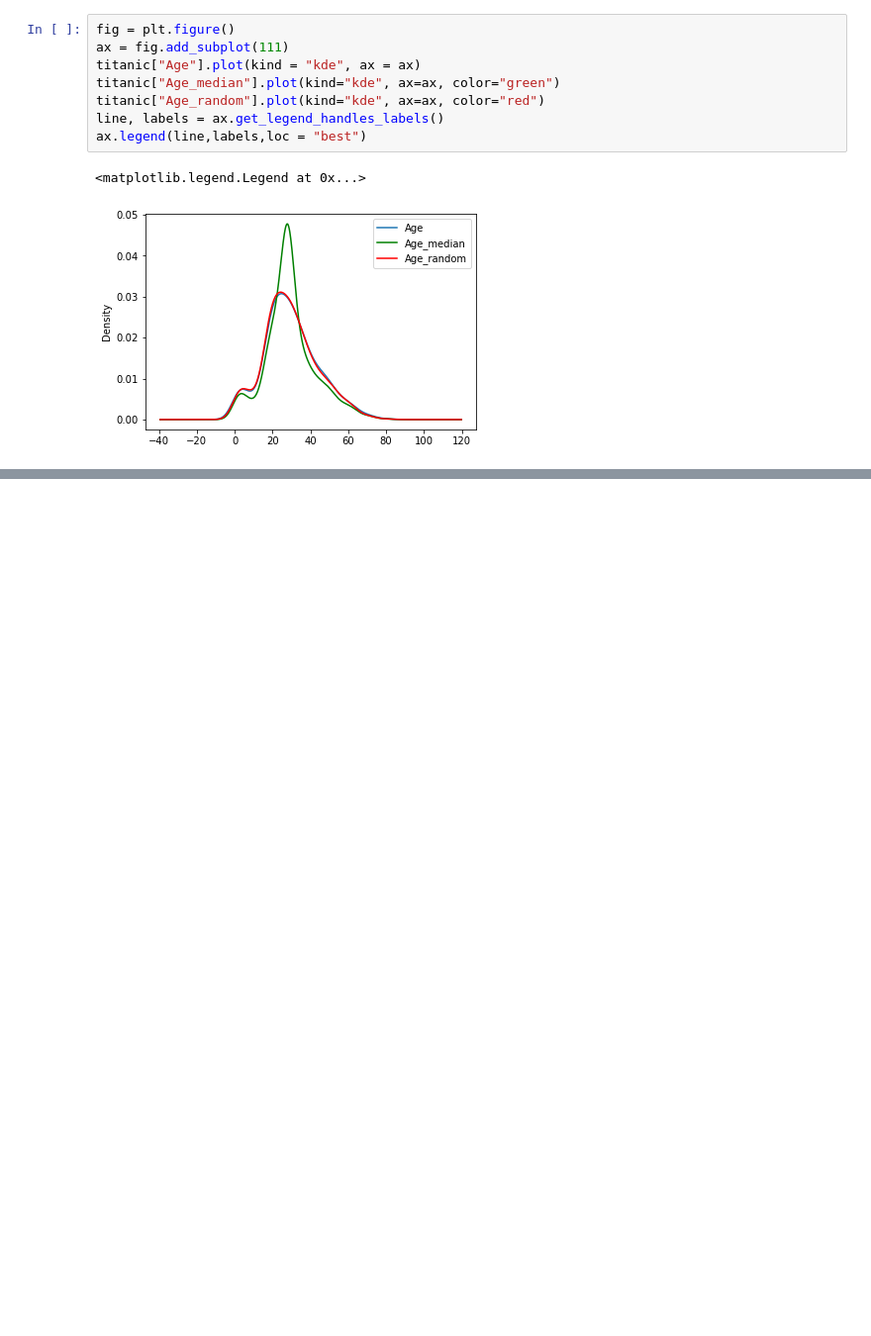
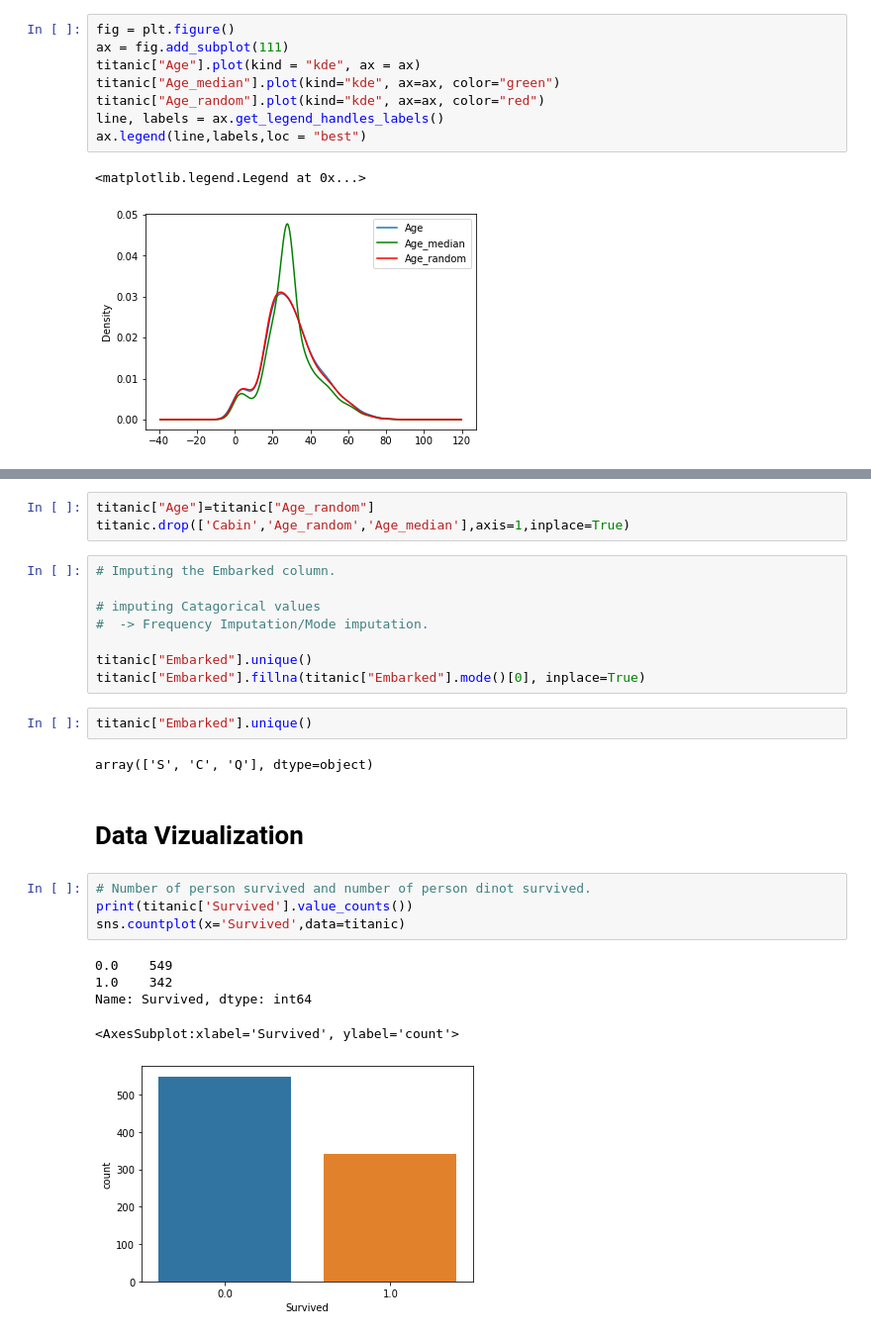
Before and after one commit to JayShankar99/Titanic_survival_project, a Jupyter notebook: Titanic_survival.ipynb, the cells around one changed output, grey strips where cells are left out. Shown at 99% size. Saved outputs shown, nothing was run; the diff lists cells and outputs as text; blank space fills up the shorter version.

```diff
--- a/Titanic_survival.ipynb
+++ b/Titanic_survival.ipynb
@@ -311,0 +351,27 @@ ax.legend(line,labels,loc = "best")
+# %%
+titanic["Age"]=titanic["Age_random"]
+titanic.drop(['Cabin','Age_random','Age_median'],axis=1,inplace=True)
+# %%
+# Imputing the Embarked column.
+
+# imputing Catagorical values
+#  -> Frequency Imputation/Mode imputation.
+
+titanic["Embarked"].unique()
+titanic["Embarked"].fillna(titanic["Embarked"].mode()[0], inplace=True)
+# %%
+titanic["Embarked"].unique()
+# %% [output]
+array(['S', 'C', 'Q'], dtype=object)
+# %% [markdown]
+# Data Vizualization
+# %%
+# Number of person survived and number of person dinot survived.
+print(titanic['Survived'].value_counts())
+sns.countplot(x='Survived',data=titanic)
+# %% [output]
+0.0    549
+1.0    342
+Name: Survived, dtype: int64
+<AxesSubplot:xlabel='Survived', ylabel='count'>
+[figure, added]
```
Also changed, not shown: parts of 12 cells of this notebook.
